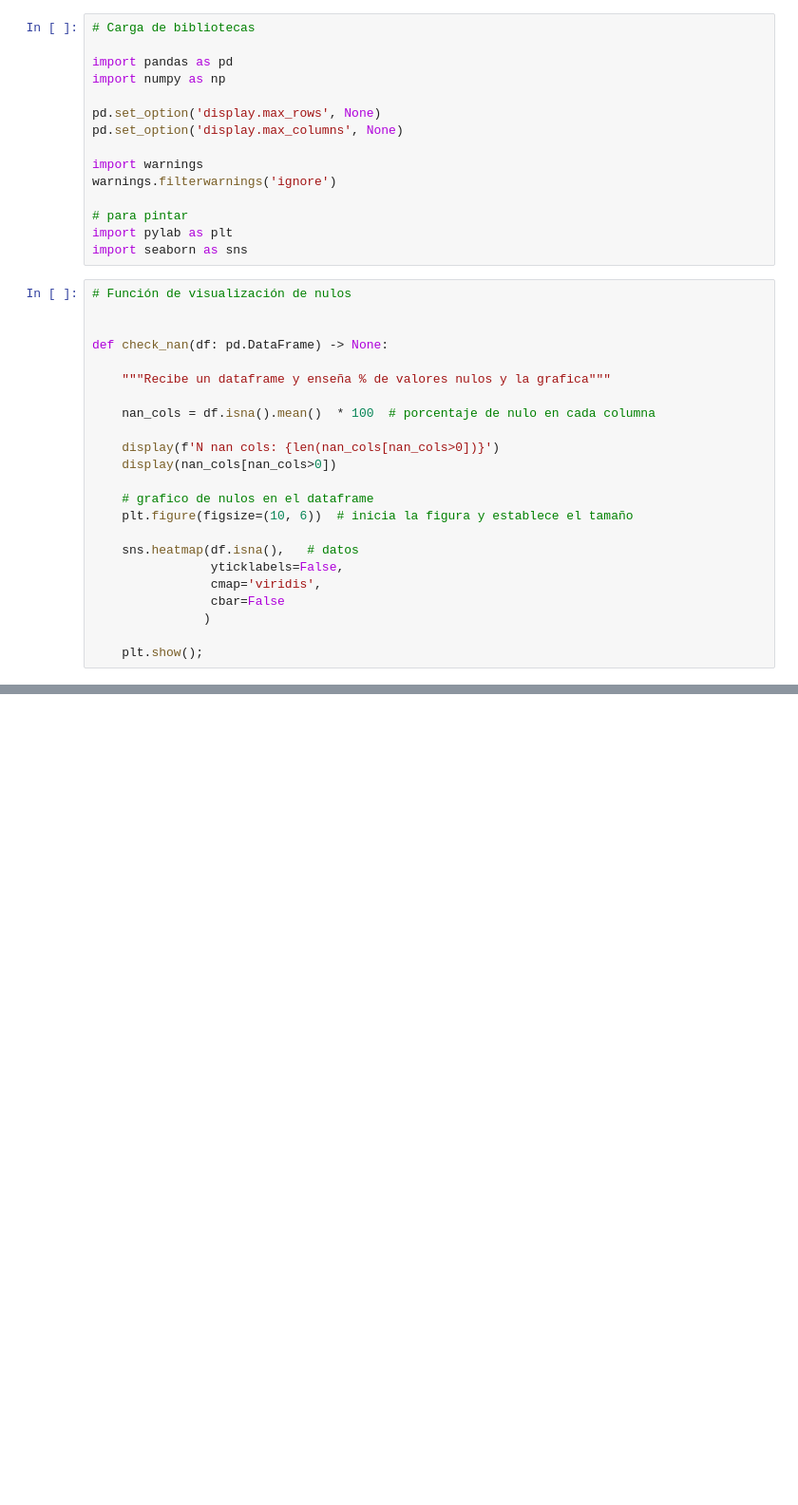
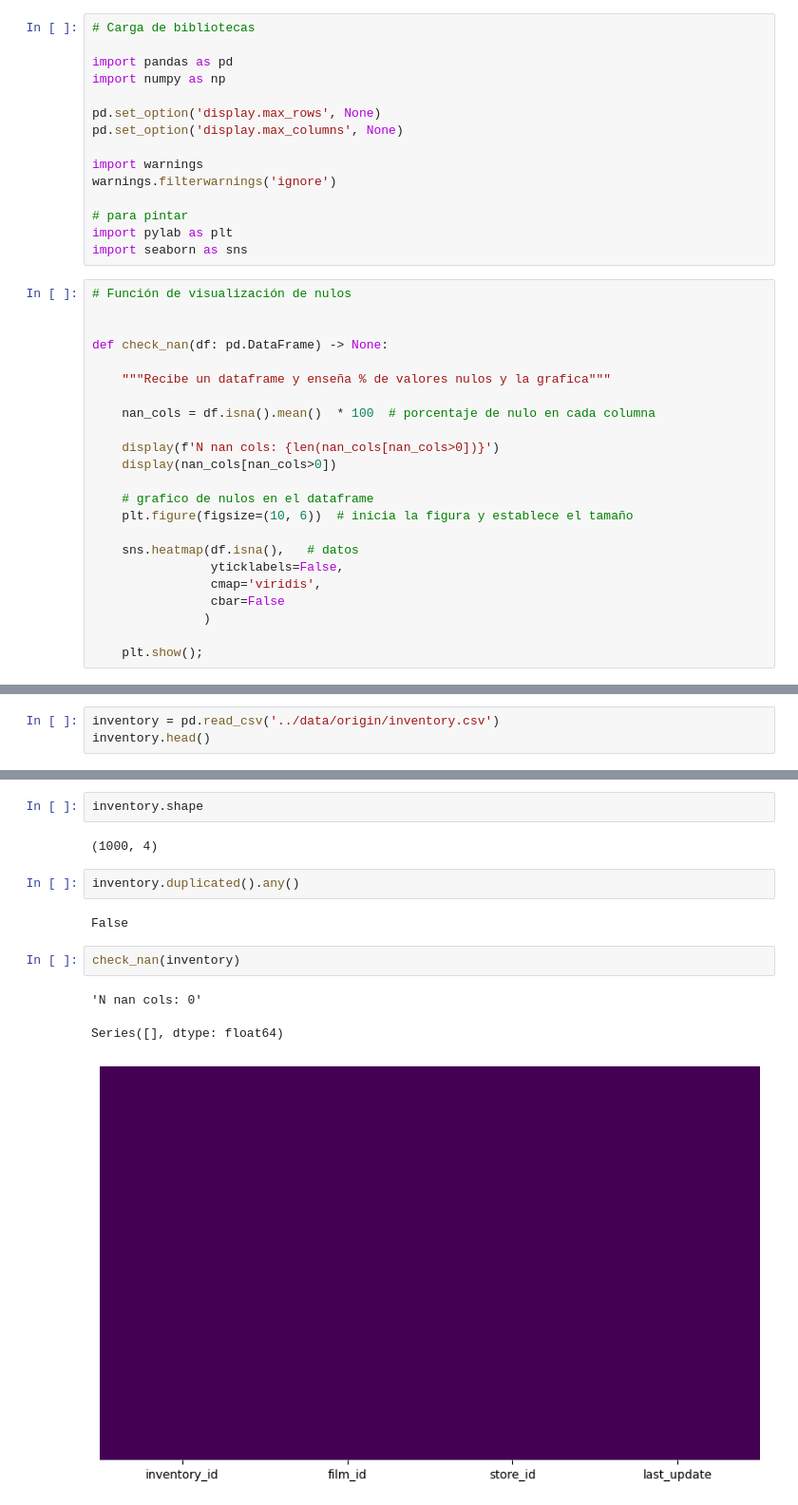
Before and after one commit to Periclates7/SQL-Proyect, a Jupyter notebook: src/load_clean.ipynb, the cells around one changed output, grey strips where cells are left out. Shown at 95% size. Saved outputs shown, nothing was run; the diff lists cells and outputs as text; blank space fills up the shorter version.

```diff
--- a/src/load_clean.ipynb
+++ b/src/load_clean.ipynb
@@ -38,0 +253,3 @@ def check_nan(df: pd.DataFrame) -> None:
+# %%
+inventory = pd.read_csv('../data/origin/inventory.csv')
+inventory.head()
@@ -38,0 +263,14 @@ def check_nan(df: pd.DataFrame) -> None:
+# %%
+inventory.shape
+# %% [output]
+(1000, 4)
+# %%
+inventory.duplicated().any()
+# %% [output]
+False
+# %%
+check_nan(inventory)
+# %% [output]
+'N nan cols: 0'
+Series([], dtype: float64)
+[figure, added]
```
Also changed, not shown: parts of 118 cells of this notebook, 4 other files.
